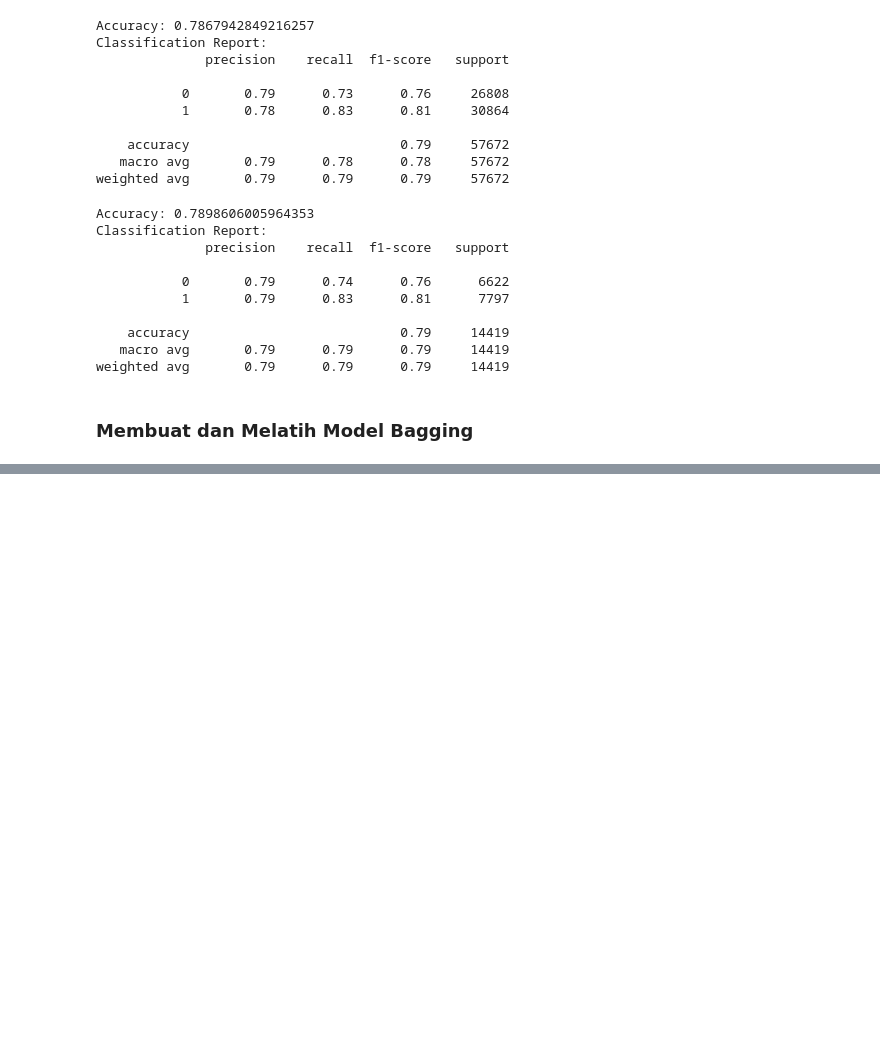
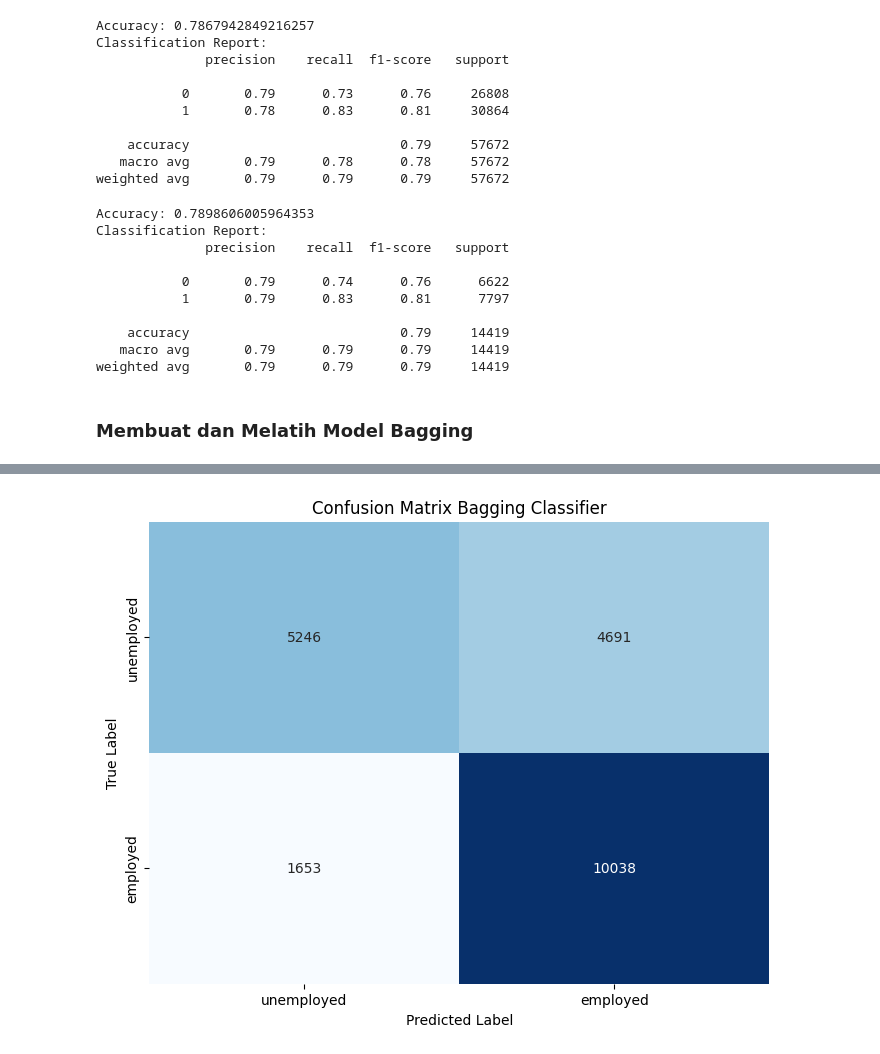
Before and after one commit to teguhrzo/ProjectMachineLearning, a Jupyter notebook: project_ml.ipynb, the cells around one changed output, grey strips where cells are left out. Drawn from its saved outputs; the diff is of its cells as text; code cells hidden in the pictures; blank space fills up the shorter version.

Commit message:
model bagging

```diff
--- a/project_ml.ipynb
+++ b/project_ml.ipynb
@@ -487,0 +492,9 @@ weighted avg       0.79      0.79      0.79     14419
+# %%
+# Inisialisasi base model
+base_lr = LogisticRegression()
+
+# Inisialisasi Bagging Classifier
+bagging = BaggingClassifier(estimator=base_lr, n_estimators=10, random_state=42, n_jobs=-1)
+# %%
+# Melatih model
+bagging.fit(X_train, y_train)
@@ -487,0 +549,17 @@ weighted avg       0.79      0.79      0.79     14419
+# %%
+# Membuat confusion matrix
+y_pred = bagging.predict(X_test)
+y_pred = (y_pred > 0.5)
+cm = confusion_matrix(y_test, y_pred)
+
+# Membuat heatmap dari confusion matrix
+plt.figure(figsize=(8, 6))
+sns.heatmap(cm, annot=True, fmt='d', cmap='Blues', cbar=False,
+            xticklabels=['unemployed', 'employed'],
+            yticklabels=['unemployed', 'employed'])
+plt.title('Confusion Matrix Bagging Classifier')
+plt.xlabel('Predicted Label')
+plt.ylabel('True Label')
+plt.show()
+# %% [output]
+[figure, added]
```
Also changed, not shown: parts of 7 cells of this notebook.
